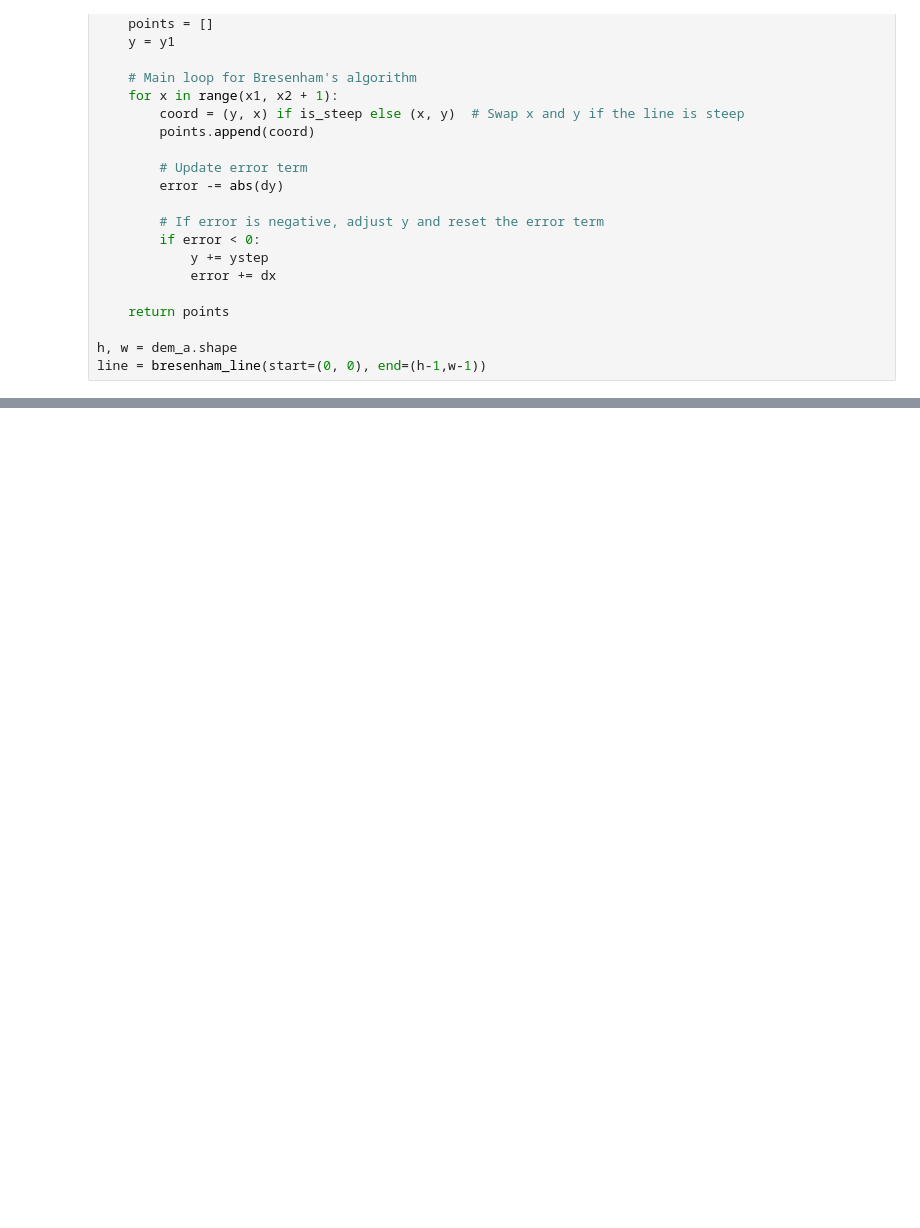
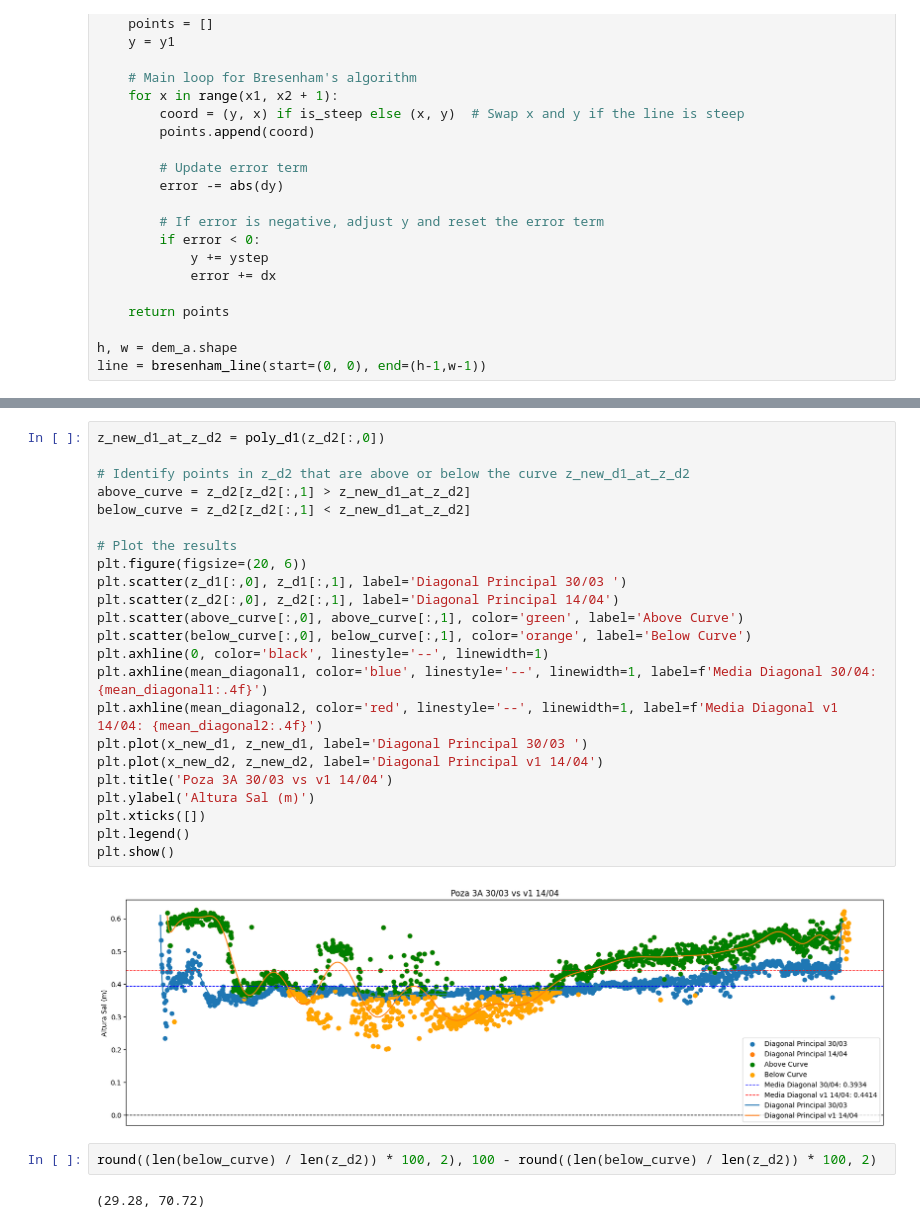
Before and after one commit to Kauel-Chile/sqm_batimetria, a Jupyter notebook: point_cloud_alignment.ipynb, the cells around one changed output, grey strips where cells are left out. Cells and saved outputs as stored; diff of their text form; blank space fills up the shorter version.

```diff
--- a/point_cloud_alignment.ipynb
+++ b/point_cloud_alignment.ipynb
@@ -365,0 +388,29 @@ plt.show()
+# %%
+z_new_d1_at_z_d2 = poly_d1(z_d2[:,0])
+
+# Identify points in z_d2 that are above or below the curve z_new_d1_at_z_d2
+above_curve = z_d2[z_d2[:,1] > z_new_d1_at_z_d2]
+below_curve = z_d2[z_d2[:,1] < z_new_d1_at_z_d2]
+
+# Plot the results
+plt.figure(figsize=(20, 6))
+plt.scatter(z_d1[:,0], z_d1[:,1], label='Diagonal Principal 30/03 ')
+plt.scatter(z_d2[:,0], z_d2[:,1], label='Diagonal Principal 14/04')
+plt.scatter(above_curve[:,0], above_curve[:,1], color='green', label='Above Curve')
+plt.scatter(below_curve[:,0], below_curve[:,1], color='orange', label='Below Curve')
+plt.axhline(0, color='black', linestyle='--', linewidth=1)
+plt.axhline(mean_diagonal1, color='blue', linestyle='--', linewidth=1, label=f'Media Diagonal 30/04: {mean_diagonal1:.4f}')
+plt.axhline(mean_diagonal2, color='red', linestyle='--', linewidth=1, label=f'Media Diagonal v1 14/04: {mean_diagonal2:.4f}')
+plt.plot(x_new_d1, z_new_d1, label='Diagonal Principal 30/03 ')
+plt.plot(x_new_d2, z_new_d2, label='Diagonal Principal v1 14/04')
+plt.title('Poza 3A 30/03 vs v1 14/04')
+plt.ylabel('Altura Sal (m)')
+plt.xticks([])
+plt.legend()
+plt.show()
+# %% [output]
+[figure, added]
+# %%
+round((len(below_curve) / len(z_d2)) * 100, 2), 100 - round((len(below_curve) / len(z_d2)) * 100, 2)
+# %% [output]
+(29.28, 70.72)
```
Also changed, not shown: parts of 8 cells of this notebook.
